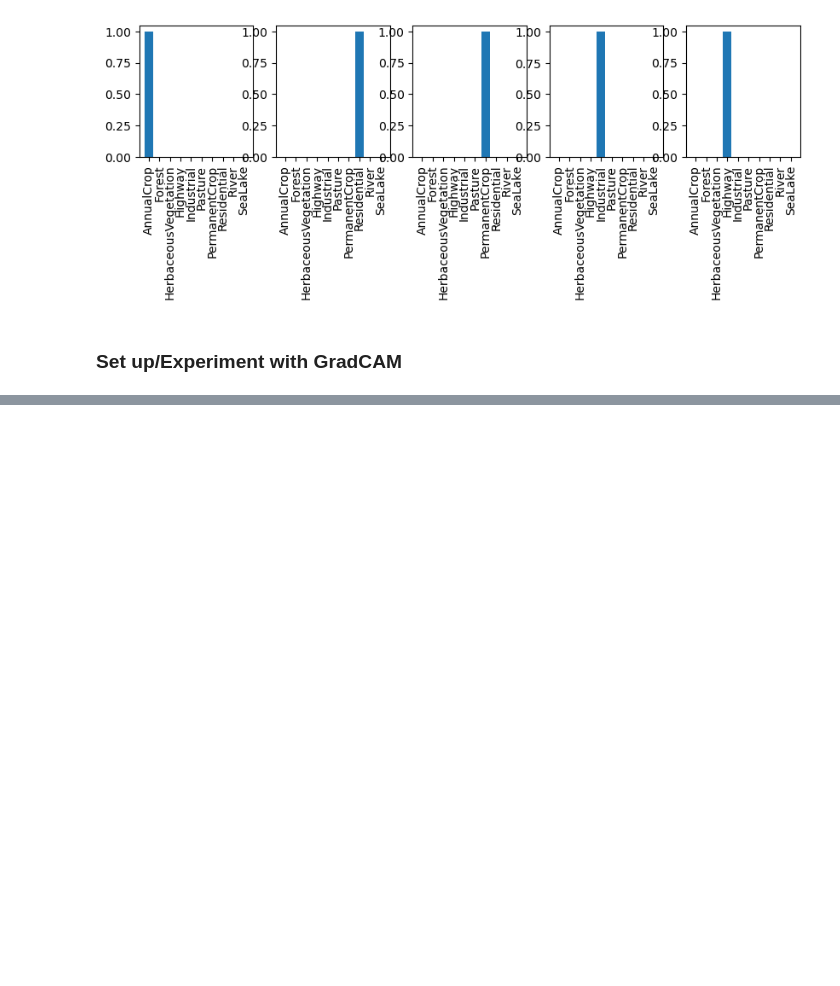
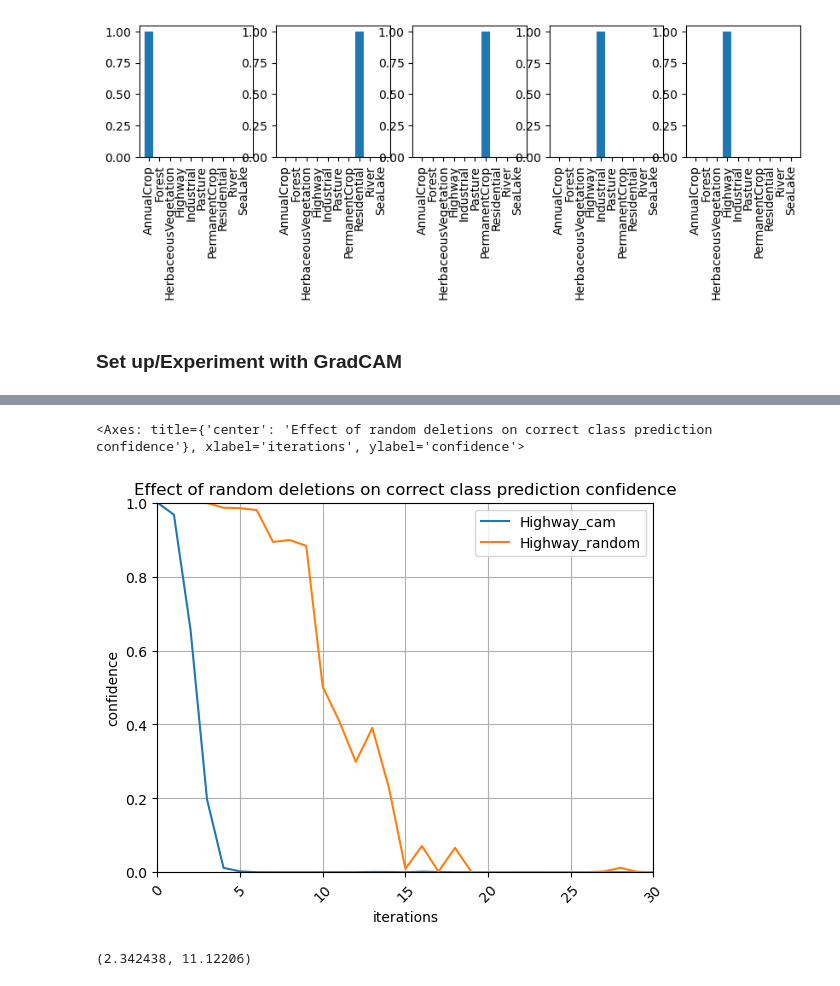
Before and after one commit to tameTNT/evaluating-xai-remote-sensing, a Jupyter notebook: explain_predictions/gradcam.ipynb, the cells around one changed output, grey strips where cells are left out. Saved outputs shown, nothing was run; the diff lists cells and outputs as text; code cells hidden in the pictures; blank space fills up the shorter version.

```diff
--- a/explain_predictions/gradcam.ipynb
+++ b/explain_predictions/gradcam.ipynb
@@ -153,0 +170,2 @@ plt.show()
+# %%
+df = helpers.evaluate_xai.make_preds_df(resnet50, iterative_deletions, columns=eurosat_val_ds.classes)
@@ -153,0 +187,3 @@ plt.show()
+# %%
+flatted_random_deletions = random_deletions.reshape(-1, *random_deletions.shape[2:])  # combine iterations and trials
+flatted_random_deletions
@@ -153,0 +208,5 @@ plt.show()
+# %%
+rand_df = helpers.evaluate_xai.make_preds_df(resnet50, flatted_random_deletions, columns=eurosat_val_ds.classes)
+# group every num_rand_trials rows together to get the average
+rand_df = rand_df.groupby(np.arange(len(rand_df)) // num_rand_trials).mean()
+rand_df
@@ -153,0 +231,14 @@ plt.show()
+# %%
+joined_df = df.join(rand_df, lsuffix="_cam", rsuffix="_random")
+joined_df.plot(kind="line", xlabel="iterations", rot=45, xlim=(0, num_del_iterations),
+               y=[f"{true_label_text}_cam", f"{true_label_text}_random"],
+               ylabel="confidence", ylim=(0, 1),
+               grid=True,
+               title="Effect of random deletions on correct class prediction confidence")
+# %% [output]
+<Axes: title={'center': 'Effect of random deletions on correct class prediction confidence'}, xlabel='iterations', ylabel='confidence'>
+[figure, added]
+# %%
+np.trapz(df[true_label_text].to_numpy()), np.trapz(rand_df[true_label_text].to_numpy())
+# %% [output]
+(2.342438, 11.12206)
```
Also changed, not shown: parts of 13 cells of this notebook.
